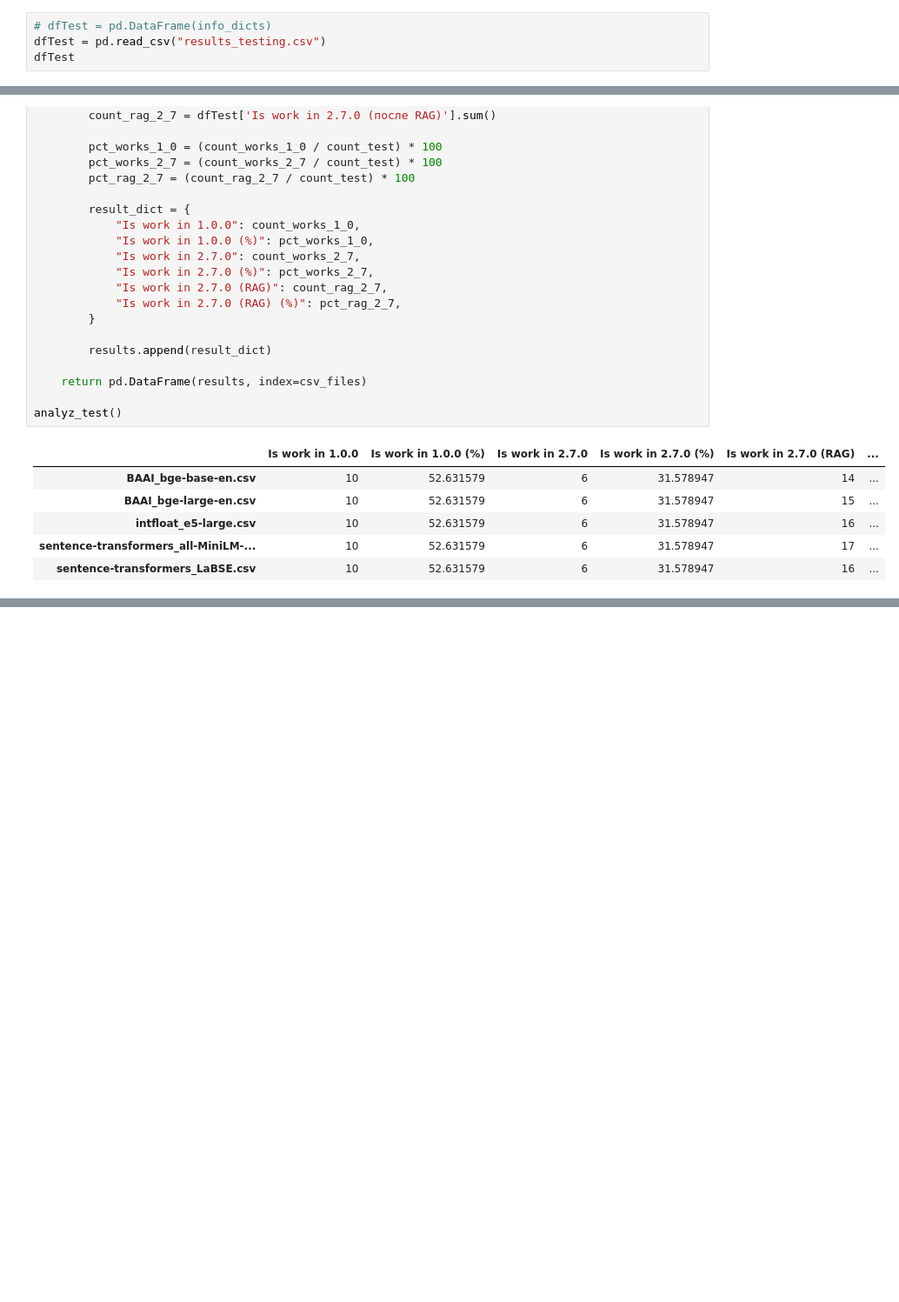
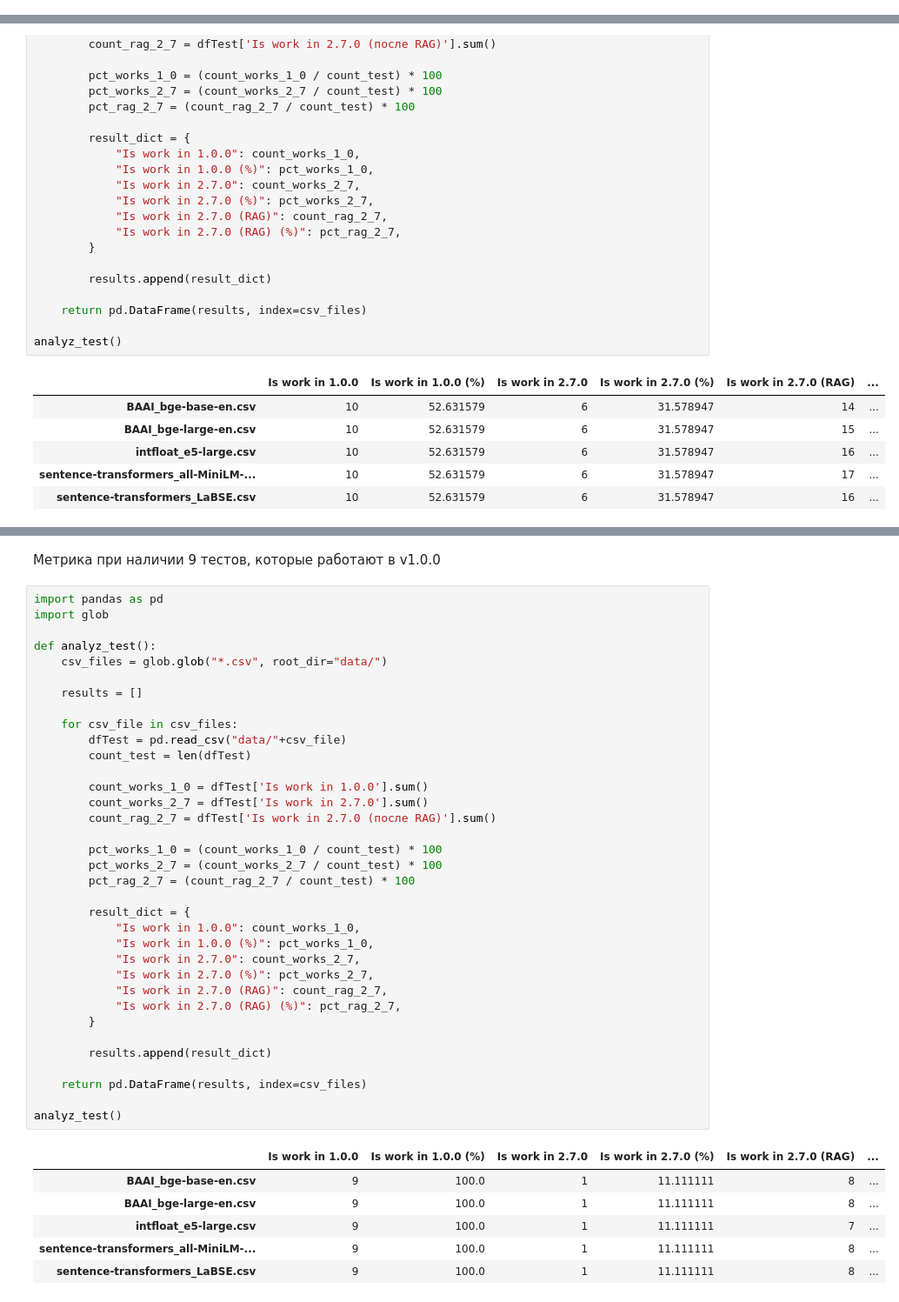
Before and after one commit to Sindereve/RAG_pyTorch_migration, a Jupyter notebook: main_jup.ipynb, the cells around one changed output, grey strips where cells are left out. Shown at 87% size. Saved outputs shown, nothing was run; the diff lists cells and outputs as text; blank space fills up the shorter version.

```diff
--- a/main_jup.ipynb
+++ b/main_jup.ipynb
@@ -296,7 +276,3 @@ ERROR conda.cli.main_run:execute(127): `conda run python C:\Users\sinde\AppData\
 2025-07-24 18:57:17,935 | INFO     | __main__ | [END TEST] torch.distributed.init_process_group (nccl backend)
 # %% [markdown]
 ### Метрики
-# %%
-# dfTest = pd.DataFrame(info_dicts)
-dfTest = pd.read_csv("results_testing.csv")
-dfTest
@@ -363,0 +326,44 @@ analyz_test()
+# %% [markdown]
+Метрика при наличии 9 тестов, которые работают в v1.0.0
+# %%
+import pandas as pd
+import glob
+
+def analyz_test():
+    csv_files = glob.glob("*.csv", root_dir="data/")
+
+    results = []
+
+    for csv_file in csv_files:
+        dfTest = pd.read_csv("data/"+csv_file)
+        сount_test = len(dfTest)
+
+        count_works_1_0 = dfTest['Is work in 1.0.0'].sum()
+        count_works_2_7 = dfTest['Is work in 2.7.0'].sum()
+        count_rag_2_7 = dfTest['Is work in 2.7.0 (после RAG)'].sum()
+
+        pct_works_1_0 = (count_works_1_0 / сount_test) * 100
+        pct_works_2_7 = (count_works_2_7 / сount_test) * 100
+        pct_rag_2_7 = (count_rag_2_7 / сount_test) * 100
+
+        result_dict = {
+            "Is work in 1.0.0": count_works_1_0,
+            "Is work in 1.0.0 (%)": pct_works_1_0,
+            "Is work in 2.7.0": count_works_2_7,
+            "Is work in 2.7.0 (%)": pct_works_2_7,
+            "Is work in 2.7.0 (RAG)": count_rag_2_7,
+            "Is work in 2.7.0 (RAG) (%)": pct_rag_2_7,
+        }
+
+        results.append(result_dict)
+
+    return pd.DataFrame(results, index=csv_files)
+
+analyz_test()
+# %% [output]
+|  | Is work in 1.0.0 | Is work in 1.0.0 (%) | Is work in 2.7.0 | Is work in 2.7.0 (%) | Is work in 2.7.0 (RAG) | ... |
+| BAAI_bge-base-en.csv | 9 | 100.0 | 1 | 11.111111 | 8 | ... |
+| BAAI_bge-large-en.csv | 9 | 100.0 | 1 | 11.111111 | 8 | ... |
+| intfloat_e5-large.csv | 9 | 100.0 | 1 | 11.111111 | 7 | ... |
+| sentence-transformers_all-MiniLM-... | 9 | 100.0 | 1 | 11.111111 | 8 | ... |
+| sentence-transformers_LaBSE.csv | 9 | 100.0 | 1 | 11.111111 | 8 | ... |
```
Also changed, not shown: parts of 6 cells of this notebook, 7 other files.
